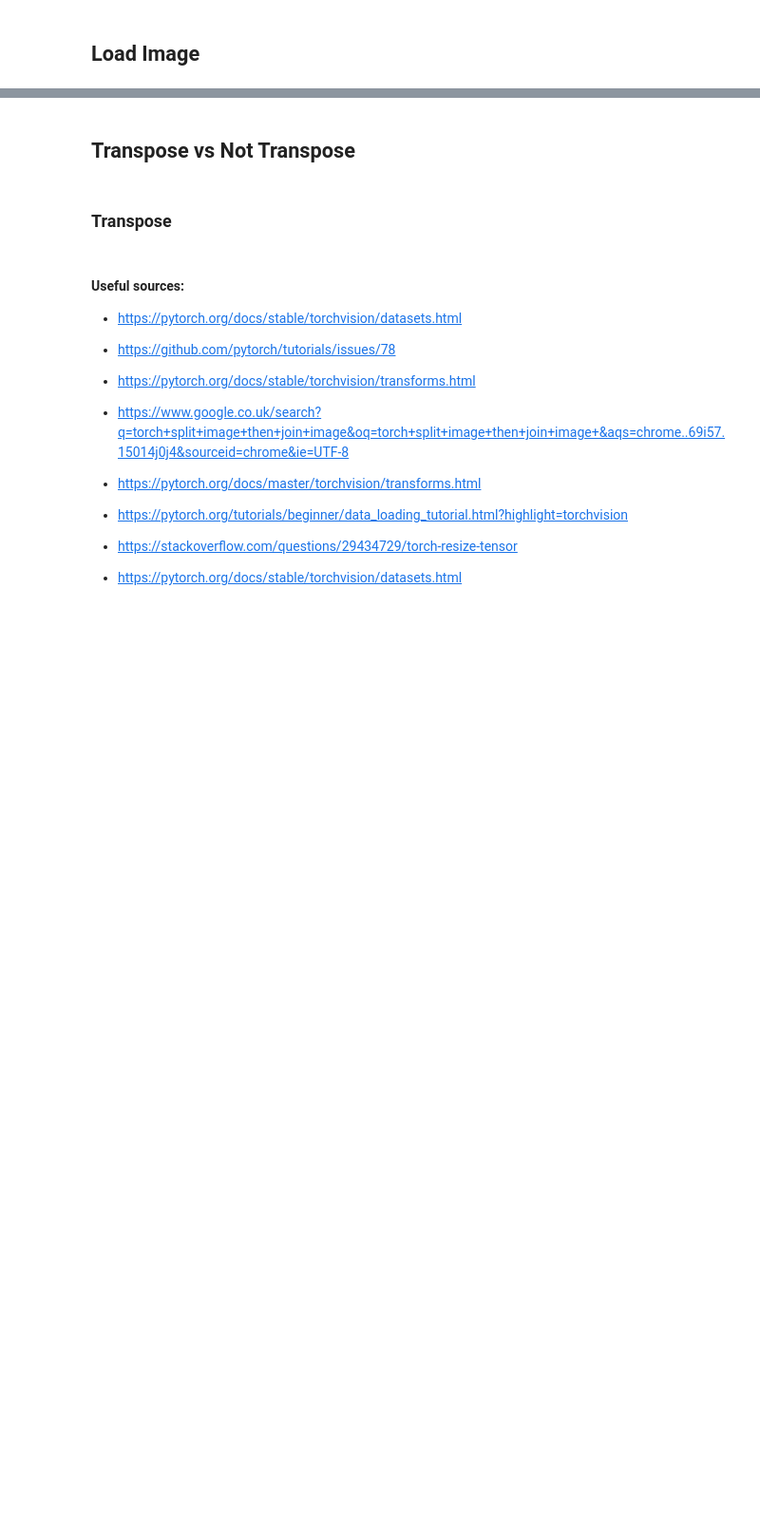
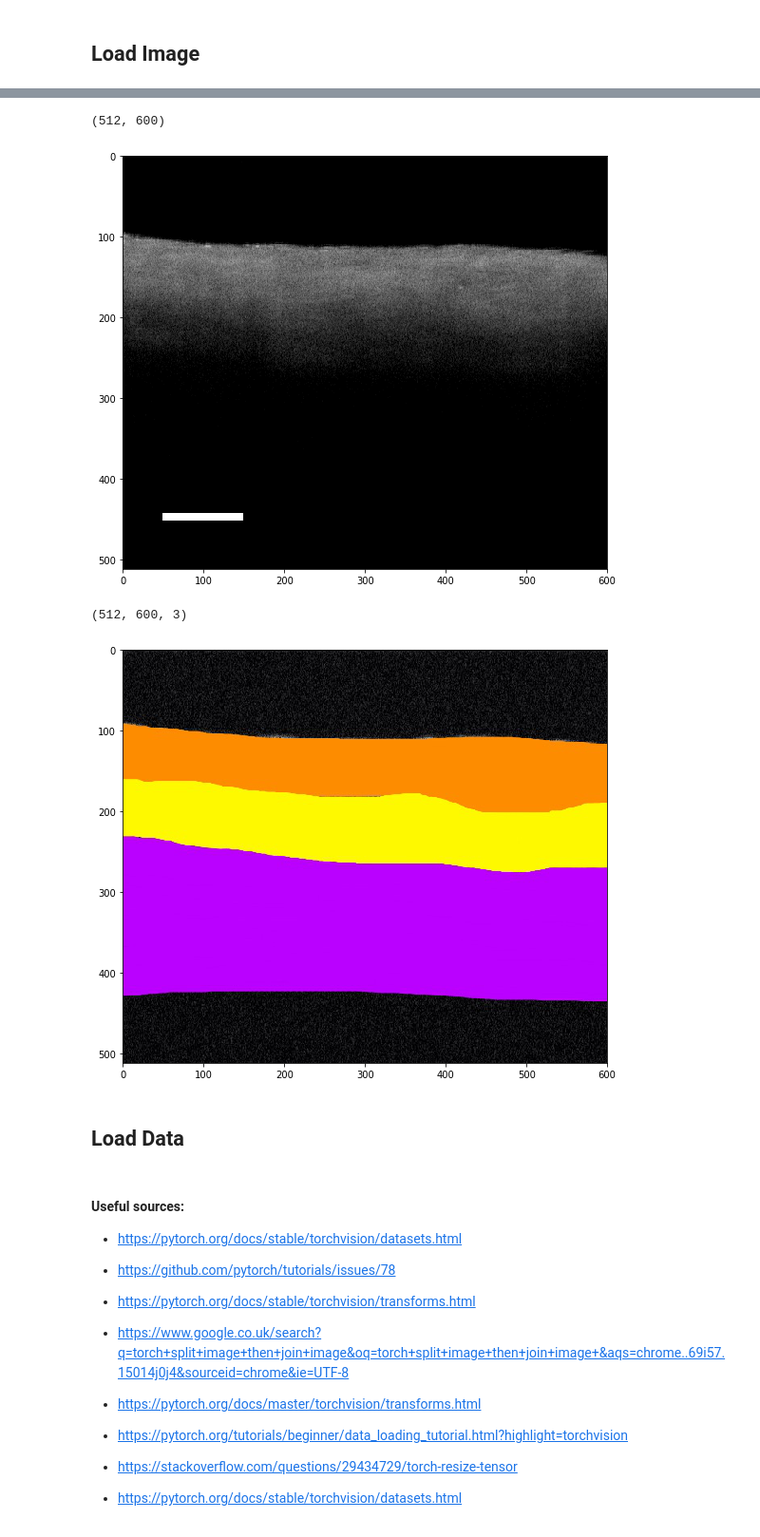
Before and after one commit to simasima121/relaynet_pytorch, a Jupyter notebook: Sim_Run_Relaynet.ipynb, the cells around one changed output, grey strips where cells are left out. Shown at 95% size. Saved outputs shown, nothing was run; the diff lists cells and outputs as text; code cells hidden in the pictures; blank space fills up the shorter version.

```diff
--- a/Sim_Run_Relaynet.ipynb
+++ b/Sim_Run_Relaynet.ipynb
@@ -226,7 +218,56 @@ Nx = 1
-# %% [markdown]
-## Transpose vs Not Transpose
-# %% [markdown]
-### Transpose
+# %%
+used_image = 4
+# used_image = 'test_image'
+
+if used_image == 1:
+    image_file = '/datasets/ResizedImages'
+elif used_image == 2:
+    # No ground truth
+    image_file = '/datasets/DenoiseImages/DenoisedTrainImages/denoised_5.png'
+elif used_image == 3:
+    image_file = '/datasets/OCTData/H1_N01848_LV_1_194/con_H1_N01848_LV_1_194.tif'
+    gnd_truth_image = '/datasets/OCTData/H1_N01848_LV_1_194/label_H1_N01848_LV_1_194.JPG'
+elif used_image == 4:
+    image_file = '/datasets/OCTData/H1_N01848_LA_1_272/con_H1_N01848_LA_1_272.tif'
+    gnd_truth_image = '/datasets/OCTData/H1_N01848_LA_1_272/label_H1_N01848_LA_1_272.JPG'
+elif used_image == 5:
+    image_file = '/datasets/con_H1_N01848_LA_1_272_denoised.png'
+elif used_image == 'test_image':
+    image_file = '/datasets/test_image.png'
+
+# Seeing whether image_file exists
+raw_image_path = cwd + image_file
+image = plt.imread(raw_image_path)
+test_data = image
+
+if used_image == 'test_image':
+    test_data = test_data[:400,:400, 0]
+    # test_data = test_data[:,:,0]
+
+print(test_data.shape)
+plt.imshow(test_data,cmap = "gray")
+plt.show()
+
+if used_image == 3 or used_image == 4:
+    # Seeing whether labelled_image exists
+    label_image_path = cwd + gnd_truth_image
+    label_image = plt.imread(label_image_path)
+    label_data = label_image
+    print(label_data.shape)
+    plt.imshow(label_data, cmap="gray")
+    plt.show()
+
+# Channel means no. of colours e.g. greyscale = 1 whereas rgb = 3
+# translate rgb into 1,2,3 etc.
+# imdb.images.data is a 4D matrix of size: [height, width, channel, NumberOfData] - dimension of data
+#
+# %% [output]
+(512, 600)
+[figure, added]
+(512, 600, 3)
+[figure, added]
+# %% [markdown]
+## Load Data
 # %%
 from torchvision.datasets import ImageFolder
 from torchvision import transforms, datasets
```
Also changed, not shown: parts of 20 cells of this notebook, 2 other files.
